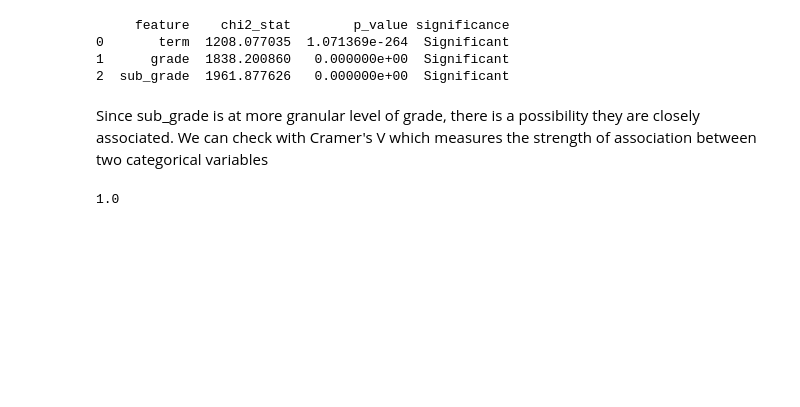
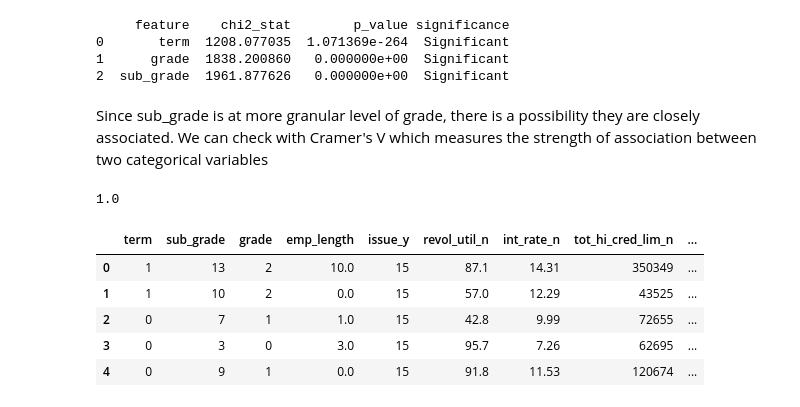
Before and after one commit to linkvarun/credit, a Jupyter notebook: xgboost_credit.ipynb, the cells around one changed output. Saved outputs shown, nothing was run; the diff lists cells and outputs as text; code cells hidden in the pictures; blank space fills up the shorter version.

```diff
--- a/xgboost_credit.ipynb
+++ b/xgboost_credit.ipynb
@@ -345,10 +348,20 @@ cramers_v = np.sqrt(chi2 / (n * (min(contingency.shape)-1)))
 print(cramers_v)
 # %% [output]
 1.0
+# %%
+df_train_coded=df_train.copy()
 # %%
 # Encode categorical variables
-le_grade = LabelEncoder()
-df_train['grade'] = le_grade.fit_transform(df_train['grade'])
-
-le_subgrade = LabelEncoder()
-df_train['sub_grade'] = le_subgrade.fit_transform(df_train['sub_grade'])
+le = LabelEncoder()
+df_train_coded['sub_grade'] = le.fit_transform(df_train_coded['sub_grade'])
+df_train_coded['grade'] = le.fit_transform(df_train_coded['grade'])
+df_train_coded['term'] = le.fit_transform(df_train_coded['term'])
+# %%
+df_train_coded.head()
+# %% [output]
+|  | term | sub_grade | grade | emp_length | issue_y | revol_util_n | int_rate_n | tot_hi_cred_lim_n | ... |
+| 0 | 1 | 13 | 2 | 10.0 | 15 | 87.1 | 14.31 | 350349 | ... |
+| 1 | 1 | 10 | 2 | 0.0 | 15 | 57.0 | 12.29 | 43525 | ... |
+| 2 | 0 | 7 | 1 | 1.0 | 15 | 42.8 | 9.99 | 72655 | ... |
+| 3 | 0 | 3 | 0 | 3.0 | 15 | 95.7 | 7.26 | 62695 | ... |
+| 4 | 0 | 9 | 1 | 0.0 | 15 | 91.8 | 11.53 | 120674 | ... |
```
Also changed, not shown: parts of 12 cells of this notebook.
